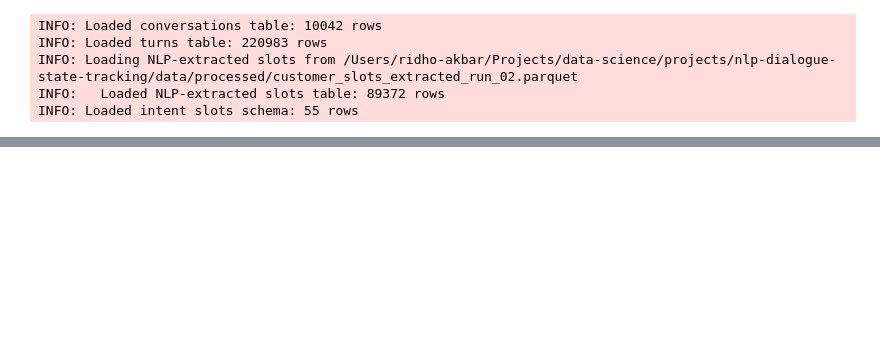
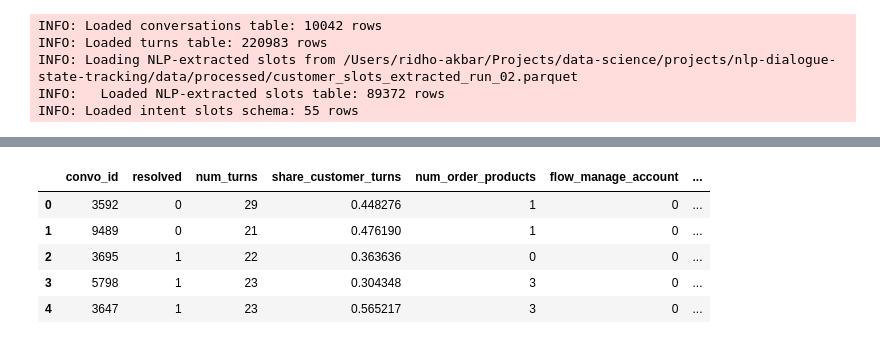
Before and after one commit to ridhoma/nlp-dialogue-state-tracking, a Jupyter notebook: notebooks/02_feature_engineering.ipynb, the cells around one changed output, grey strips where cells are left out. Cells and saved outputs as stored; diff of their text form; code cells hidden in the pictures; blank space fills up the shorter version.

```diff
--- a/notebooks/02_feature_engineering.ipynb
+++ b/notebooks/02_feature_engineering.ipynb
@@ -82,0 +121,40 @@ df_turns
+# %%
+from data_science.features.encodings import one_hot_encode
+
+dst_selected_features = ["mandatory_slot_coverage", "all_mandatory_slots_filled", "unused_slot_ratio",
+                         "slot_filling_latency", "upfront_slot_density", "slot_repetition_count",
+                         "total_slots_disclosed", "mandatory_slots_count"]
+
+ast_selected_features = ["num_canonical_actions", "sop_edit_distance_norm", "action_thrashing_count",
+                         "action_count_delta", "premature_action_attempts", "action_execution_latency_mean"]
+
+df_nlp_features = df_all_nlp_features[['convo_id'] + dst_selected_features + ast_selected_features].copy()
+
+df_context_features = df_convos[["convo_id", "resolved", "flow", "member_level", "num_turns"]].copy()
+df_context_features["share_customer_turns"] = (
+    df_convos["num_customer_turns"] / df_convos["num_turns"]
+)
+df_context_features["num_order_products"] = (
+    df_convos["order_products"].str.split(",").str.len().fillna(0).astype(int)
+)
+df_context_features = one_hot_encode(
+    df_context_features,
+    columns=["flow", "member_level"],
+    drop_original_columns=True,
+    drop_first=True,
+    reference_categories={"flow":"account_access", "member_level": "guest"}
+)
+
+df_ols_features = (
+    df_context_features
+    .merge(df_nlp_features, how='inner', on='convo_id')
+)
+
+df_ols_features.head()
+# %% [output]
+|  | convo_id | resolved | num_turns | share_customer_turns | num_order_products | flow_manage_account | ... |
+| 0 | 3592 | 0 | 29 | 0.448276 | 1 | 0 | ... |
+| 1 | 9489 | 0 | 21 | 0.476190 | 1 | 0 | ... |
+| 2 | 3695 | 1 | 22 | 0.363636 | 0 | 0 | ... |
+| 3 | 5798 | 1 | 23 | 0.304348 | 3 | 0 | ... |
+| 4 | 3647 | 1 | 23 | 0.565217 | 3 | 0 | ... |
```
Also changed, not shown: parts of 8 cells of this notebook, 12 other files.
